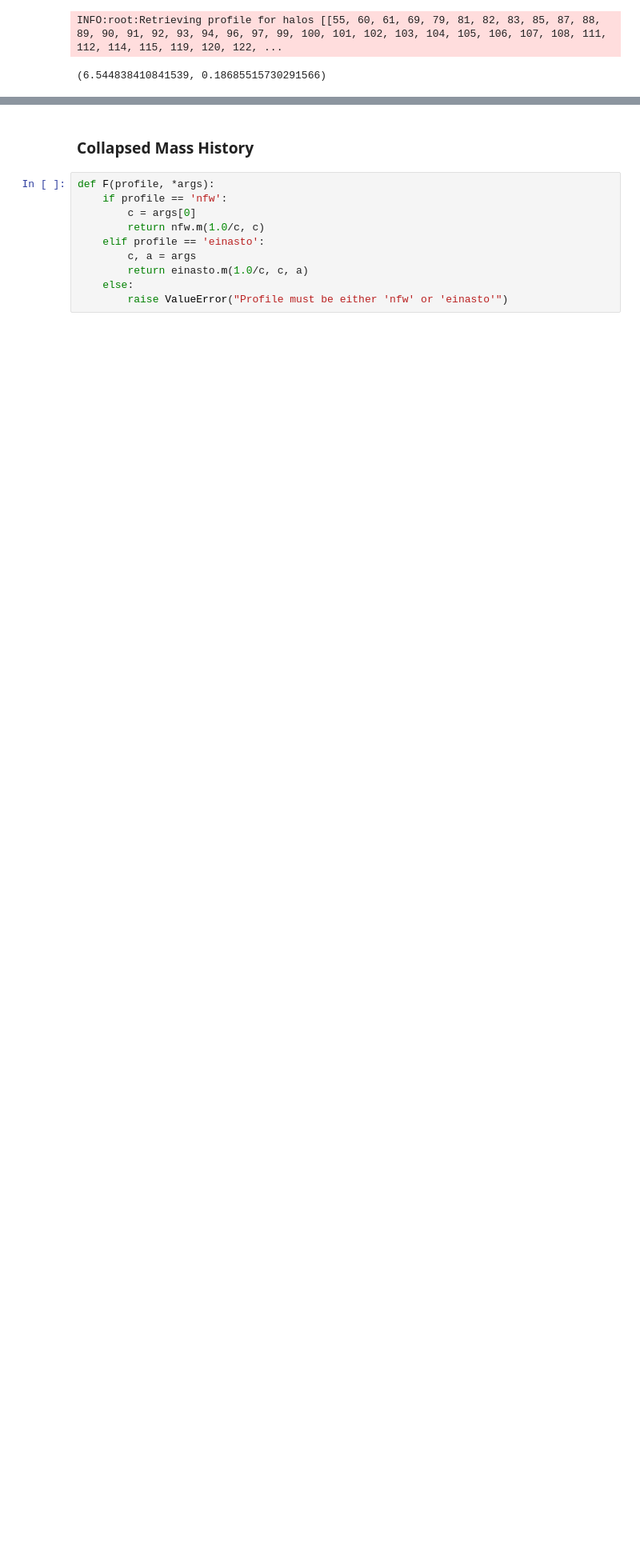
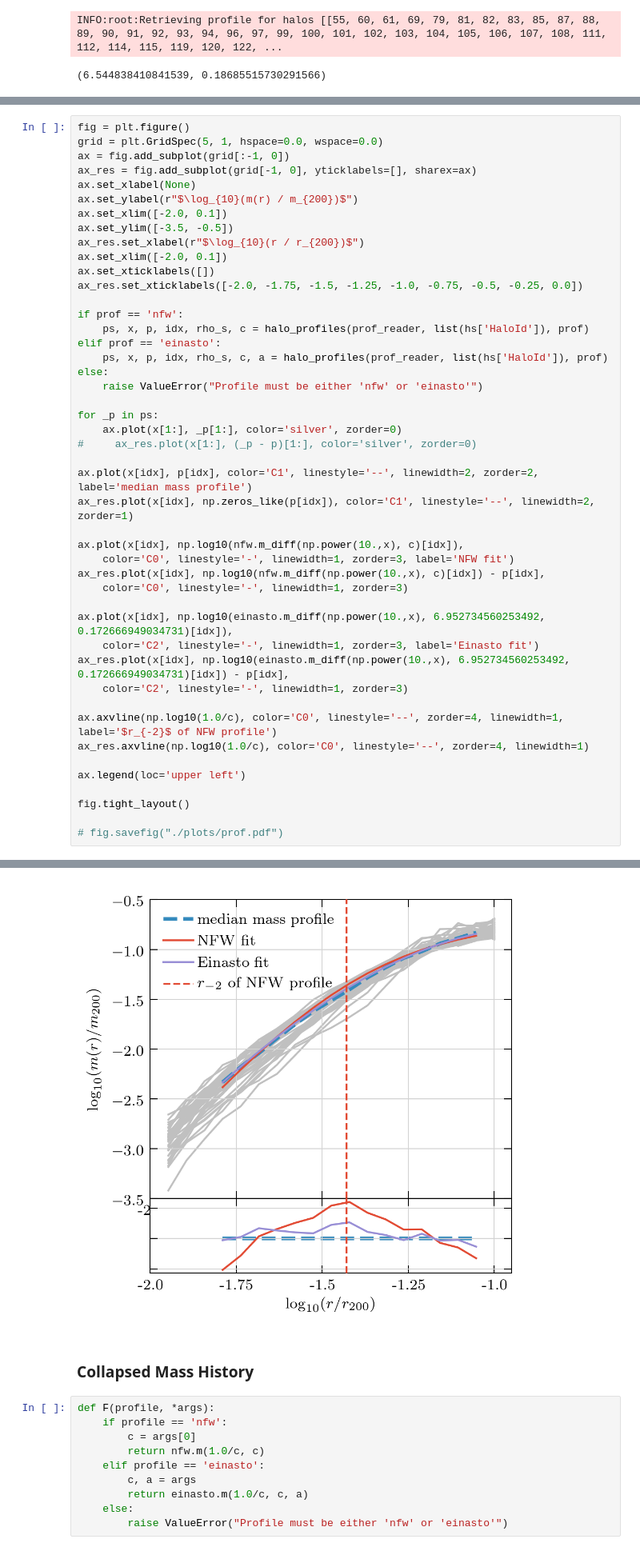
Before and after one commit to oleskiewicz/hbtp, a Jupyter notebook: halo.ipynb, the cells around one changed output, grey strips where cells are left out. Shown at 80% size. Cells and saved outputs as stored; diff of their text form; blank space fills up the shorter version.

```diff
--- a/halo.ipynb
+++ b/halo.ipynb
@@ -329,0 +292,47 @@ INFO:root:Retrieving profile for halos [[55, 60, 61, 69, 79, 81, 82, 83, 85, 87,
+# %%
+fig = plt.figure()
+grid = plt.GridSpec(5, 1, hspace=0.0, wspace=0.0)
+ax = fig.add_subplot(grid[:-1, 0])
+ax_res = fig.add_subplot(grid[-1, 0], yticklabels=[], sharex=ax)
+ax.set_xlabel(None)
+ax.set_ylabel(r"$\log_{10}(m(r) / m_{200})$")
+ax.set_xlim([-2.0, 0.1])
+ax.set_ylim([-3.5, -0.5])
+ax_res.set_xlabel(r"$\log_{10}(r / r_{200})$")
+ax.set_xlim([-2.0, 0.1])
+ax.set_xticklabels([])
+ax_res.set_xticklabels([-2.0, -1.75, -1.5, -1.25, -1.0, -0.75, -0.5, -0.25, 0.0])
+
+if prof == 'nfw':
+    ps, x, p, idx, rho_s, c = halo_profiles(prof_reader, list(hs['HaloId']), prof)
+elif prof == 'einasto':
+    ps, x, p, idx, rho_s, c, a = halo_profiles(prof_reader, list(hs['HaloId']), prof)
+else:
+    raise ValueError("Profile must be either 'nfw' or 'einasto'")
+
+for _p in ps:
+    ax.plot(x[1:], _p[1:], color='silver', zorder=0)
+#     ax_res.plot(x[1:], (_p - p)[1:], color='silver', zorder=0)
+
+ax.plot(x[idx], p[idx], color='C1', linestyle='--', linewidth=2, zorder=2, label='median mass profile')
+ax_res.plot(x[idx], np.zeros_like(p[idx]), color='C1', linestyle='--', linewidth=2, zorder=1)
+
+ax.plot(x[idx], np.log10(nfw.m_diff(np.power(10.,x), c)[idx]),
+    color='C0', linestyle='-', linewidth=1, zorder=3, label='NFW fit')
+ax_res.plot(x[idx], np.log10(nfw.m_diff(np.power(10.,x), c)[idx]) - p[idx],
+    color='C0', linestyle='-', linewidth=1, zorder=3)
+
+ax.plot(x[idx], np.log10(einasto.m_diff(np.power(10.,x), 6.952734560253492, 0.172666949034731)[idx]),
+    color='C2', linestyle='-', linewidth=1, zorder=3, label='Einasto fit')
+ax_res.plot(x[idx], np.log10(einasto.m_diff(np.power(10.,x), 6.952734560253492, 0.172666949034731)[idx]) - p[idx],
+    color='C2', linestyle='-', linewidth=1, zorder=3)
+
+ax.axvline(np.log10(1.0/c), color='C0', linestyle='--', zorder=4, linewidth=1, label='$r_{-2}$ of NFW profile')
+ax_res.axvline(np.log10(1.0/c), color='C0', linestyle='--', zorder=4, linewidth=1)
+
+ax.legend(loc='upper left')
+
+fig.tight_layout()
+
+# fig.savefig("./plots/prof.pdf")
+# %% [output]
@@ -330,3 +340,4 @@ INFO:root:Retrieving profile for halos [[55, 60, 61, 69, 79, 81, 82, 83, 85, 87,
+[figure, added]
 # %% [markdown]
 ### Collapsed Mass History
 # %%
```
Also changed, not shown: parts of 7 cells of this notebook.
